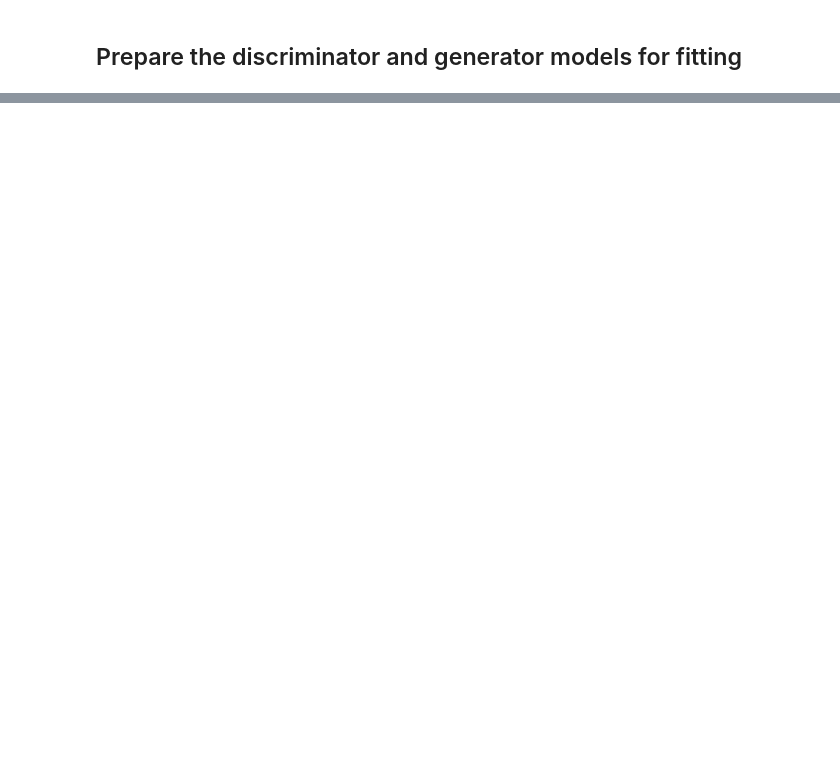
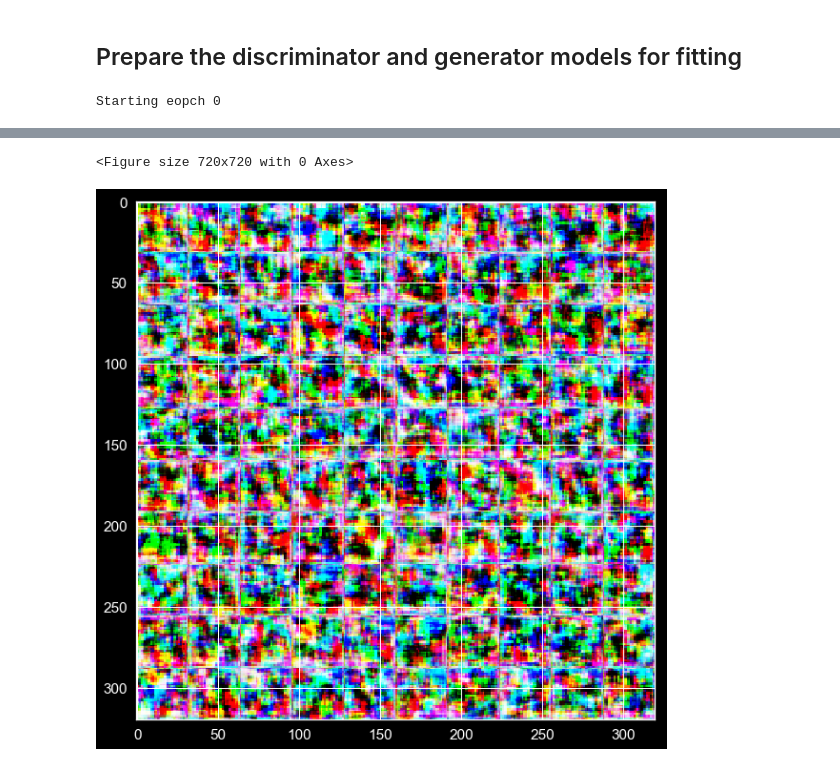
Before and after one commit to dokeeffe87/keras_examples, a Jupyter notebook: ConvNet_and_simple_GAN_examples.ipynb, the cells around one changed output, grey strips where cells are left out. Cells and saved outputs as stored; diff of their text form; code cells hidden in the pictures; blank space fills up the shorter version.

```diff
--- a/ConvNet_and_simple_GAN_examples.ipynb
+++ b/ConvNet_and_simple_GAN_examples.ipynb
@@ -776,7 +776,7 @@ batch_size = 64
 # %%
 num_steps = x_train.shape[0] // batch_size
 # %%
-num_epochs = 10
+num_epochs = 1
 # %%
 valid_ = np.ones((batch_size, 1))
 # %%
@@ -799,13 +799,13 @@ for epoch_i in range(num_epochs):
 
         noise_batch = np.random.normal(size=(batch_size, z_len))
 
-        gen_batch = gen.predict(noise_batch)
+        gen_batch = gen_model.predict(noise_batch)
 
         disc_loss_valid = disc_model.train_on_batch(x_batch, valid_)
         disc_loss_fake = disc_model.train_on_batch(gen_batch, fake_)
         disc_loss_list.append(np.mean([disc_loss_valid, disc_loss_fake]))
 
-        gen_loss = comb.train_one_batch(noise_batch, valid_)
+        gen_loss = comb.train_on_batch(noise_batch, valid_)
         gen_loss_list.append(gen_loss)
 
     gen_sample = gen_model.predict(noise_sample)
@@ -823,3 +823,5 @@ for epoch_i in range(num_epochs):
     plt.show();
 
     print("Discriminator loss: {0}    Generator loss {1}".format(np.mean(disc_loss_list[-num_steps:]), np.mean(gen_loss_list[-num_steps:])))
+# %% [output]
+Starting eopch 0
@@ -825,0 +829,2 @@ for epoch_i in range(num_epochs):
+<Figure size 720x720 with 0 Axes>
+[figure, added]
```
Also changed, not shown: parts of 1 cell of this notebook.
